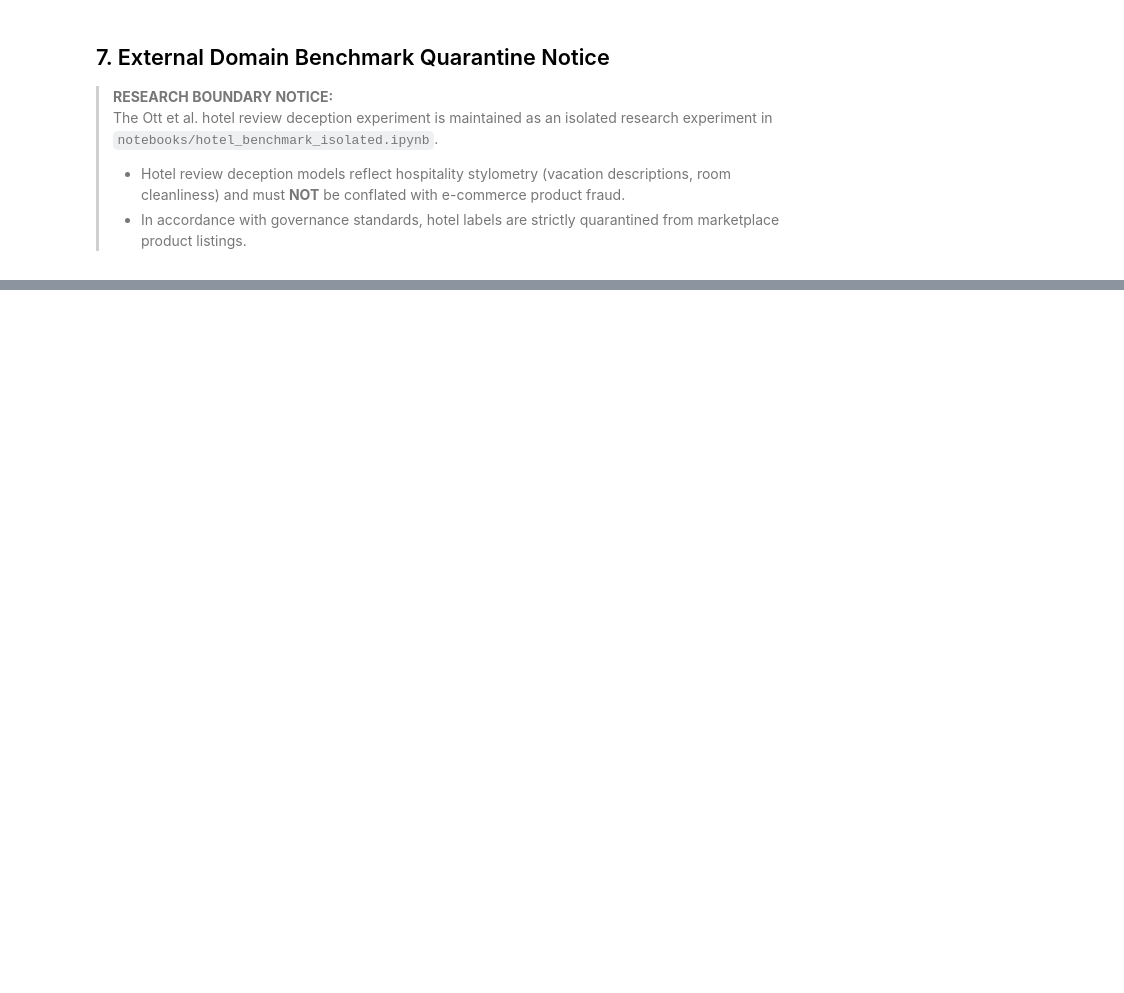
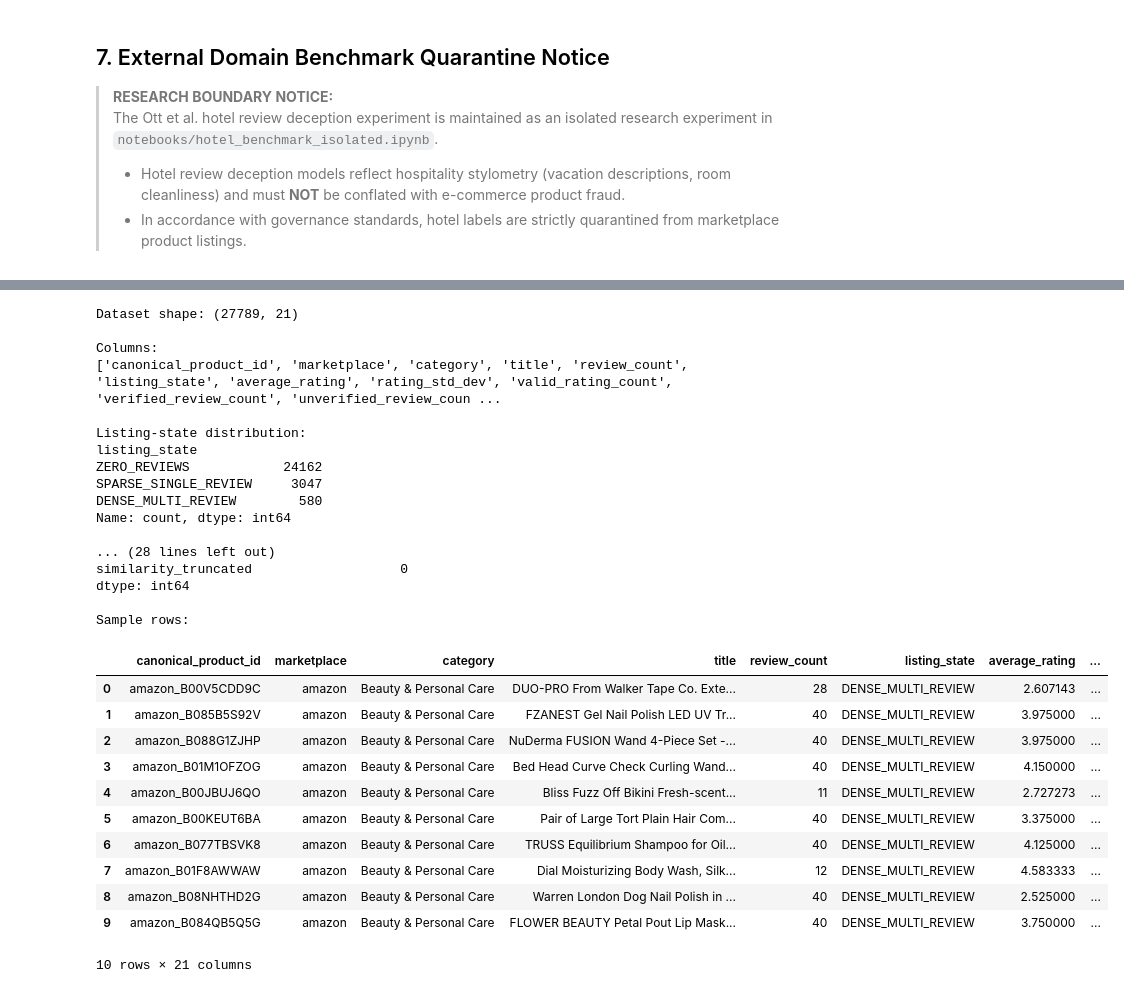
Before and after one commit to shruti316/ai-marketplace-analyzer, a Jupyter notebook: notebooks/04_nlp_analysis.ipynb, the cells around one changed output, grey strips where cells are left out. Saved outputs shown, nothing was run; the diff lists cells and outputs as text; code cells hidden in the pictures; blank space fills up the shorter version.

```diff
--- a/notebooks/04_nlp_analysis.ipynb
+++ b/notebooks/04_nlp_analysis.ipynb
@@ -316,0 +1664,66 @@ print(classification_report(y_test, y_pred, target_names=['Authentic (0)', 'Comp
+# %%
+from pathlib import Path
+import pandas as pd
+import numpy as np
+
+# Load the saved feature dataset
+cwd = Path.cwd().resolve()
+if (cwd / "data" / "processed").is_dir():
+    project_root = cwd
+elif (cwd.parent / "data" / "processed").is_dir():
+    project_root = cwd.parent
+else:
+    raise FileNotFoundError(f"Could not locate project root from {cwd}")
+
+output_path = project_root / "data" / "processed" / "product_review_features.parquet"
+saved_features = pd.read_parquet(output_path)
+
+print("Dataset shape:", saved_features.shape)
+print("\nColumns:")
+print(saved_features.columns.tolist())
+
+print("\nListing-state distribution:")
+print(saved_features["listing_state"].value_counts(dropna=False))
+
+print("\nReview-count summary:")
+print(saved_features["review_count"].describe())
+
+print("\nMissing values in engineered features:")
+feature_columns = [
+    col for col in saved_features.columns
+    if col not in ["canonical_product_id", "marketplace", "category", "title"]
+]
+print(saved_features[feature_columns].isna().sum().sort_values(ascending=False))
+
+print("\nSample rows:")
+display(saved_features.head(10))
+# %% [output]
+Dataset shape: (27789, 21)
+
+Columns:
+['canonical_product_id', 'marketplace', 'category', 'title', 'review_count', 'listing_state', 'average_rating', 'rating_std_dev', 'valid_rating_count', 'verified_review_count', 'unverified_review_coun ...
+
+Listing-state distribution:
+listing_state
+ZERO_REVIEWS            24162
+SPARSE_SINGLE_REVIEW     3047
+DENSE_MULTI_REVIEW        580
+Name: count, dtype: int64
+
+... (28 lines left out)
+similarity_truncated                   0
+dtype: int64
+
+Sample rows:
+|  | canonical_product_id | marketplace | category | title | review_count | listing_state | average_rating | ... |
+| 0 | amazon_B00V5CDD9C | amazon | Beauty & Personal Care | DUO-PRO From Walker Tape Co. Exte... | 28 | DENSE_MULTI_REVIEW | 2.607143 | ... |
+| 1 | amazon_B085B5S92V | amazon | Beauty & Personal Care | FZANEST Gel Nail Polish LED UV Tr... | 40 | DENSE_MULTI_REVIEW | 3.975000 | ... |
+| 2 | amazon_B088G1ZJHP | amazon | Beauty & Personal Care | NuDerma FUSION Wand 4-Piece Set -... | 40 | DENSE_MULTI_REVIEW | 3.975000 | ... |
+| 3 | amazon_B01M1OFZOG | amazon | Beauty & Personal Care | Bed Head Curve Check Curling Wand... | 40 | DENSE_MULTI_REVIEW | 4.150000 | ... |
+| 4 | amazon_B00JBUJ6QO | amazon | Beauty & Personal Care | Bliss Fuzz Off Bikini Fresh-scent... | 11 | DENSE_MULTI_REVIEW | 2.727273 | ... |
+| 5 | amazon_B00KEUT6BA | amazon | Beauty & Personal Care | Pair of Large Tort Plain Hair Com... | 40 | DENSE_MULTI_REVIEW | 3.375000 | ... |
+| 6 | amazon_B077TBSVK8 | amazon | Beauty & Personal Care | TRUSS Equilibrium Shampoo for Oil... | 40 | DENSE_MULTI_REVIEW | 4.125000 | ... |
+| 7 | amazon_B01F8AWWAW | amazon | Beauty & Personal Care | Dial Moisturizing Body Wash, Silk... | 12 | DENSE_MULTI_REVIEW | 4.583333 | ... |
+| 8 | amazon_B08NHTHD2G | amazon | Beauty & Personal Care | Warren London Dog Nail Polish in ... | 40 | DENSE_MULTI_REVIEW | 2.525000 | ... |
+| 9 | amazon_B084QB5Q5G | amazon | Beauty & Personal Care | FLOWER BEAUTY Petal Pout Lip Mask... | 40 | DENSE_MULTI_REVIEW | 3.750000 | ... |
+10 rows × 21 columns
```
Also changed, not shown: parts of 35 cells of this notebook, 16 other files.
